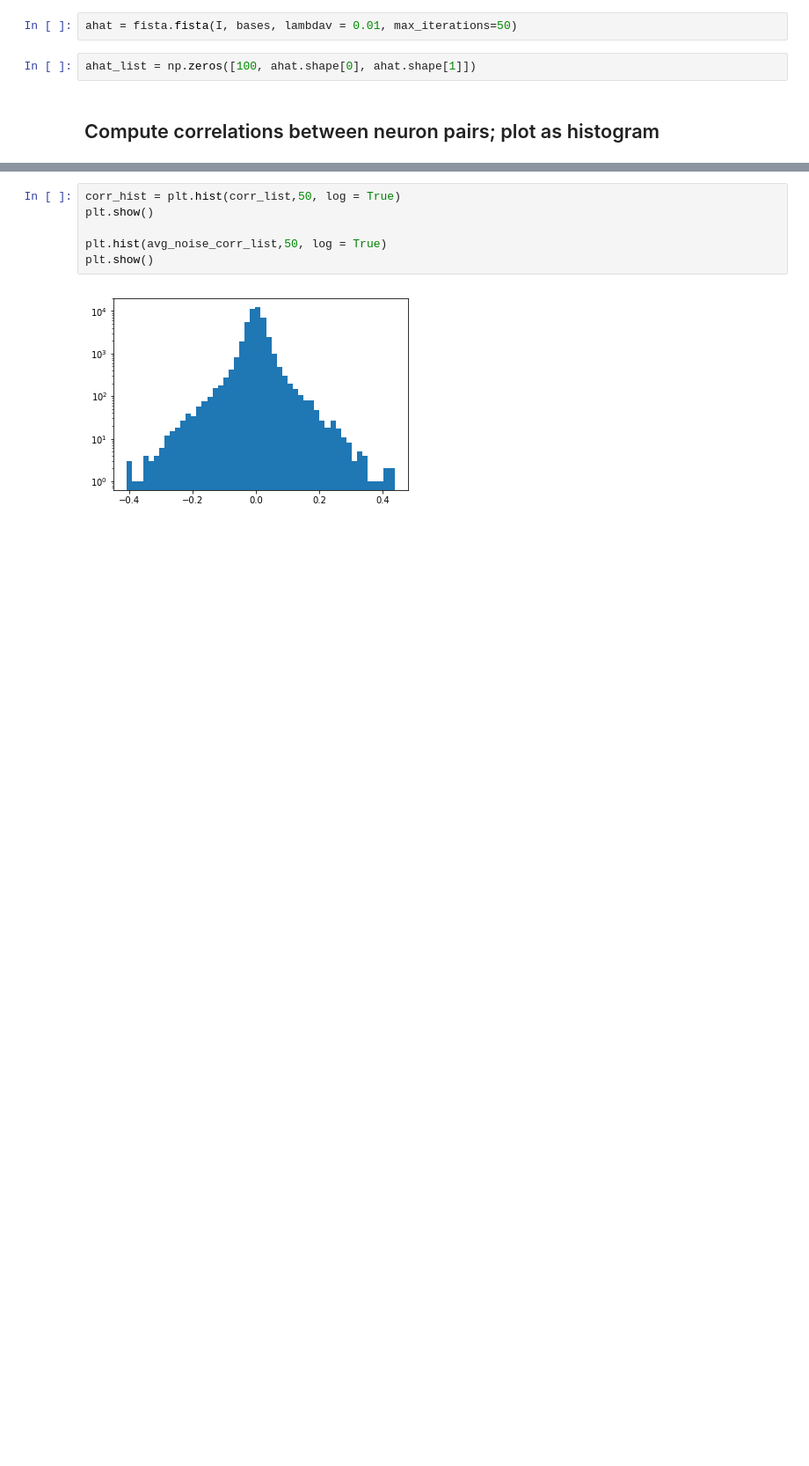
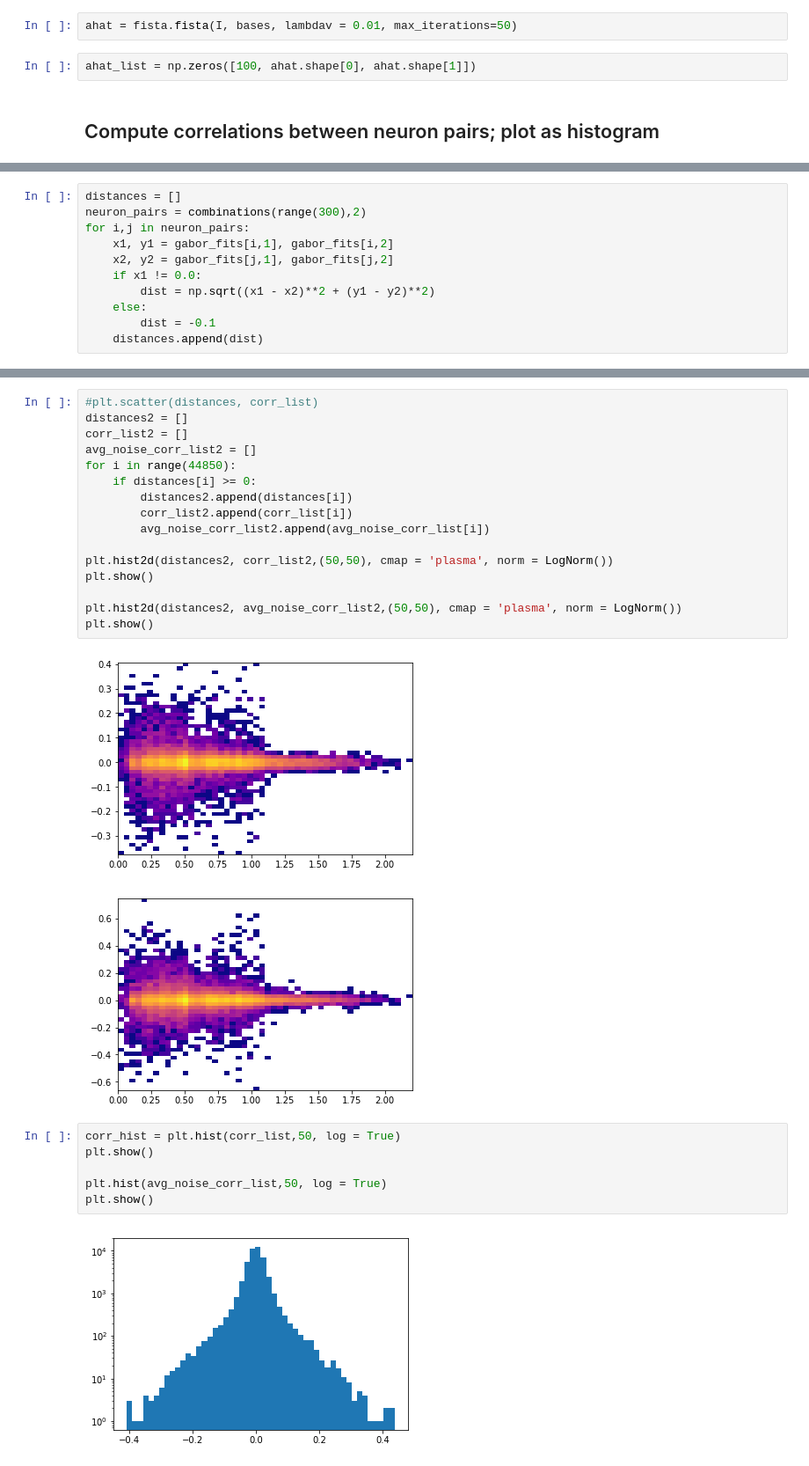
Before and after one commit to ncinko/RW, a Jupyter notebook: Correlation studies.ipynb, the cells around one changed output, grey strips where cells are left out. Shown at 88% size. Cells and saved outputs as stored; diff of their text form; blank space fills up the shorter version.

```diff
--- a/Correlation studies.ipynb
+++ b/Correlation studies.ipynb
@@ -136,0 +237,11 @@ for i,j in neuron_pairs:
+# %%
+distances = []
+neuron_pairs = combinations(range(300),2)
+for i,j in neuron_pairs:
+    x1, y1 = gabor_fits[i,1], gabor_fits[i,2]
+    x2, y2 = gabor_fits[j,1], gabor_fits[j,2]
+    if x1 != 0.0:
+        dist = np.sqrt((x1 - x2)**2 + (y1 - y2)**2)
+    else:
+        dist = -0.1
+    distances.append(dist)
@@ -137,3 +259,22 @@ for i,j in neuron_pairs:
+# %%
+#plt.scatter(distances, corr_list)
+distances2 = []
+corr_list2 = []
+avg_noise_corr_list2 = []
+for i in range(44850):
+    if distances[i] >= 0:
+        distances2.append(distances[i])
+        corr_list2.append(corr_list[i])
+        avg_noise_corr_list2.append(avg_noise_corr_list[i])
+
+plt.hist2d(distances2, corr_list2,(50,50), cmap = 'plasma', norm = LogNorm())
+plt.show()
+
+plt.hist2d(distances2, avg_noise_corr_list2,(50,50), cmap = 'plasma', norm = LogNorm())
+plt.show()
+# %% [output]
+[figure, added]
+[figure, added]
 # %%
 corr_hist = plt.hist(corr_list,50, log = True)
 plt.show()
```
Also changed, not shown: parts of 13 cells of this notebook, 1 other file.
